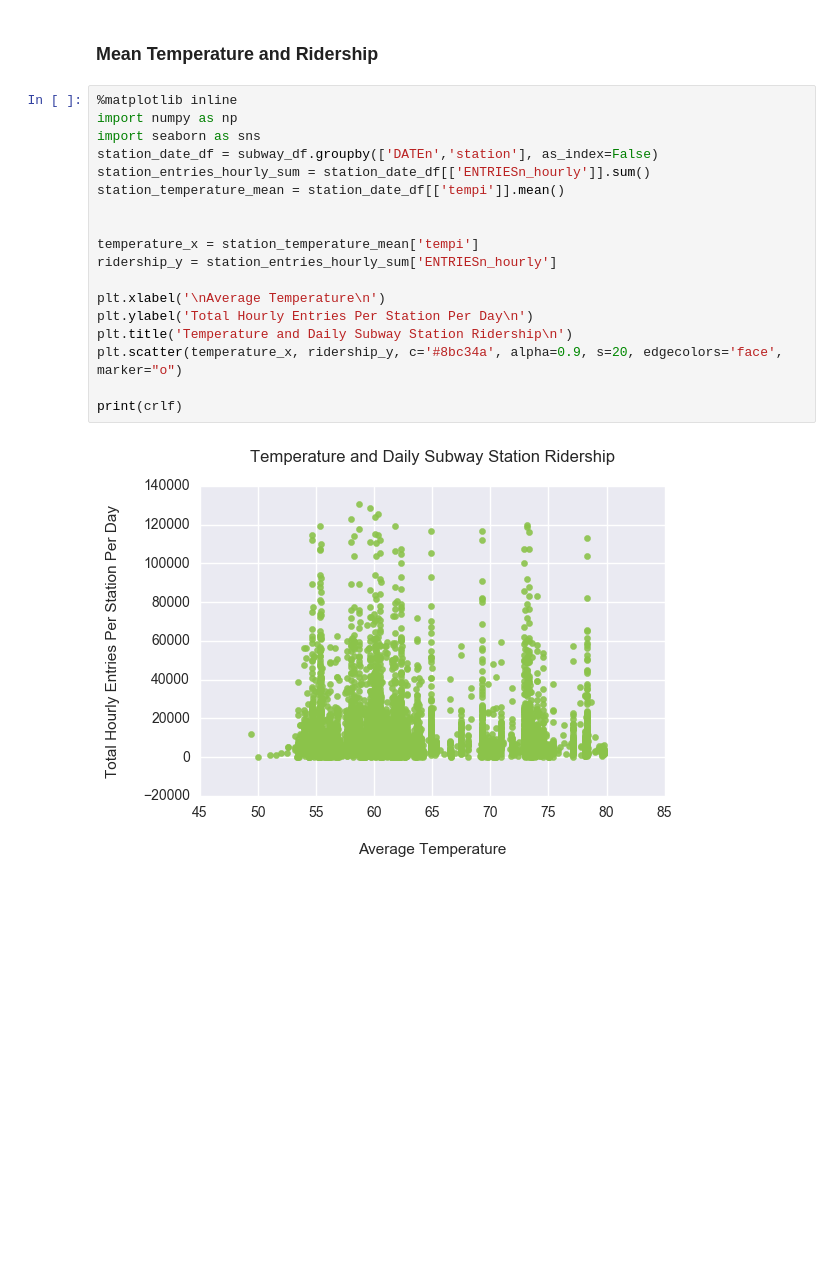
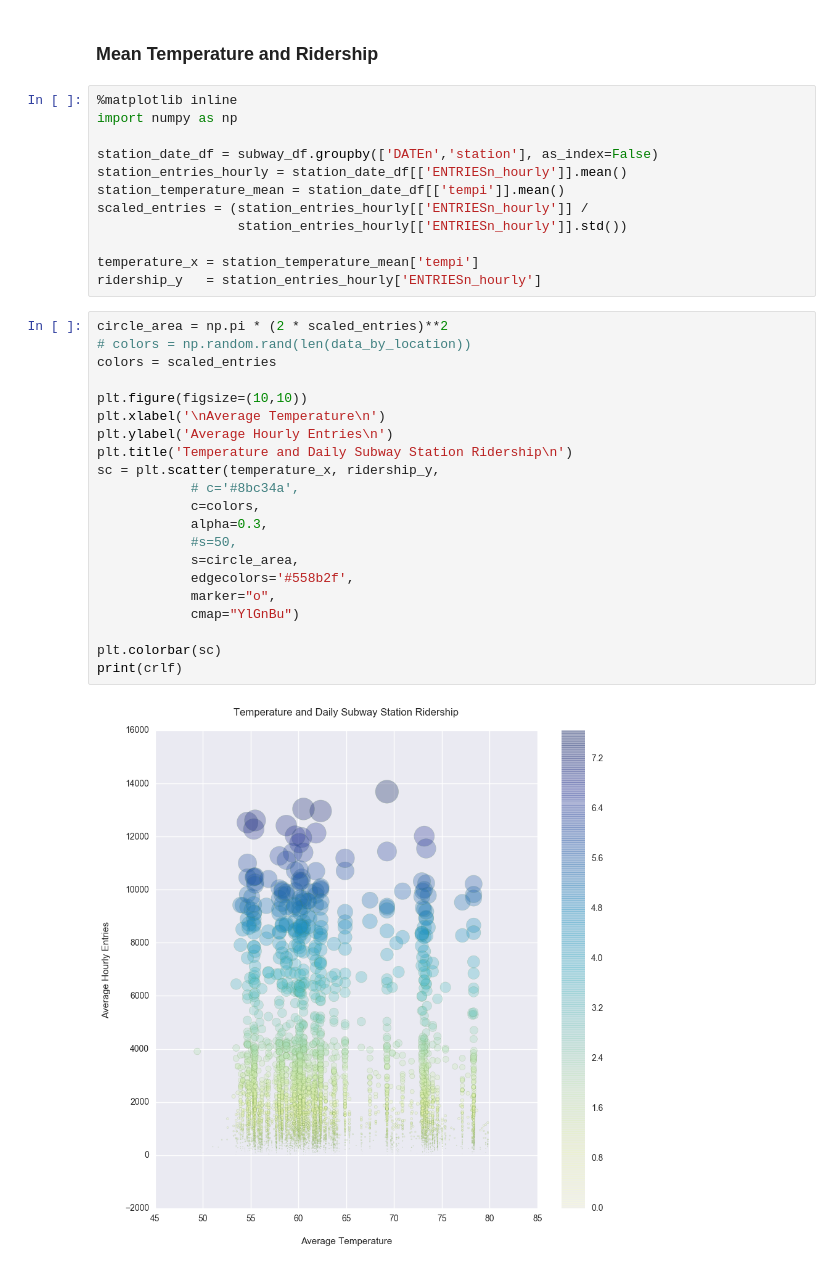
Before and after one commit to mugofjoe/explore-select-gapminder-data, a Jupyter notebook: Gapminder2D/Gapminder2D/Plotting DataFrames Subway Data.ipynb, the cells around one changed output. Drawn from its saved outputs; the diff is of its cells as text; blank space fills up the shorter version.

```diff
--- a/Gapminder2D/Gapminder2D/Plotting DataFrames Subway Data.ipynb
+++ b/Gapminder2D/Gapminder2D/Plotting DataFrames Subway Data.ipynb
@@ -188,23 +233,38 @@ More markers are closely dispersed vertically on days were there is zero precipi
 Subway ridership seems to go down as precipitation increases.
 # %% [markdown]
 ### Mean Temperature and Ridership
+# %%
+%matplotlib inline
+import numpy as np
+
+station_date_df = subway_df.groupby(['DATEn','station'], as_index=False)
+station_entries_hourly = station_date_df[['ENTRIESn_hourly']].mean()
+station_temperature_mean = station_date_df[['tempi']].mean()
+scaled_entries = (station_entries_hourly[['ENTRIESn_hourly']] /
+                  station_entries_hourly[['ENTRIESn_hourly']].std())
+
+temperature_x = station_temperature_mean['tempi']
+ridership_y   = station_entries_hourly['ENTRIESn_hourly']
 # %%
-%matplotlib inline
-import numpy as np
-import seaborn as sns
-station_date_df = subway_df.groupby(['DATEn','station'], as_index=False)
-station_entries_hourly_sum = station_date_df[['ENTRIESn_hourly']].sum()
-station_temperature_mean = station_date_df[['tempi']].mean()
+circle_area = np.pi * (2 * scaled_entries)**2
+# colors = np.random.rand(len(data_by_location))
+colors = scaled_entries
 
+plt.figure(figsize=(10,10))
+plt.xlabel('\nAverage Temperature\n')
+plt.ylabel('Average Hourly Entries\n')
+plt.title('Temperature and Daily Subway Station Ridership\n')
+sc = plt.scatter(temperature_x, ridership_y,
+            # c='#8bc34a',
+            c=colors,
+            alpha=0.3,
+            #s=50,
+            s=circle_area,
+            edgecolors='#558b2f',
+            marker="o",
+            cmap="YlGnBu")
 
-temperature_x = station_temperature_mean['tempi']
-ridership_y = station_entries_hourly_sum['ENTRIESn_hourly']
-
-plt.xlabel('\nAverage Temperature\n')
-plt.ylabel('Total Hourly Entries Per Station Per Day\n')
-plt.title('Temperature and Daily Subway Station Ridership\n')
-plt.scatter(temperature_x, ridership_y, c='#8bc34a', alpha=0.9, s=20, edgecolors='face', marker="o")
-
+plt.colorbar(sc)
 print(crlf)
 # %% [output]
-[figure, old version]
+[figure, new version]
```
Also changed, not shown: parts of 7 cells of this notebook.
